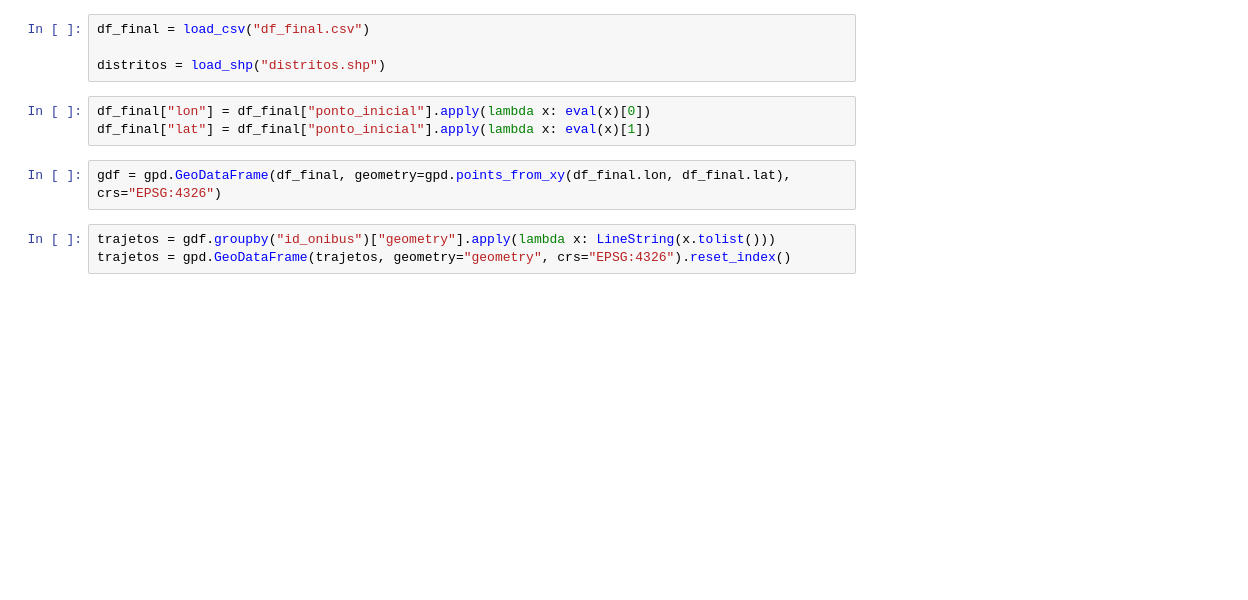
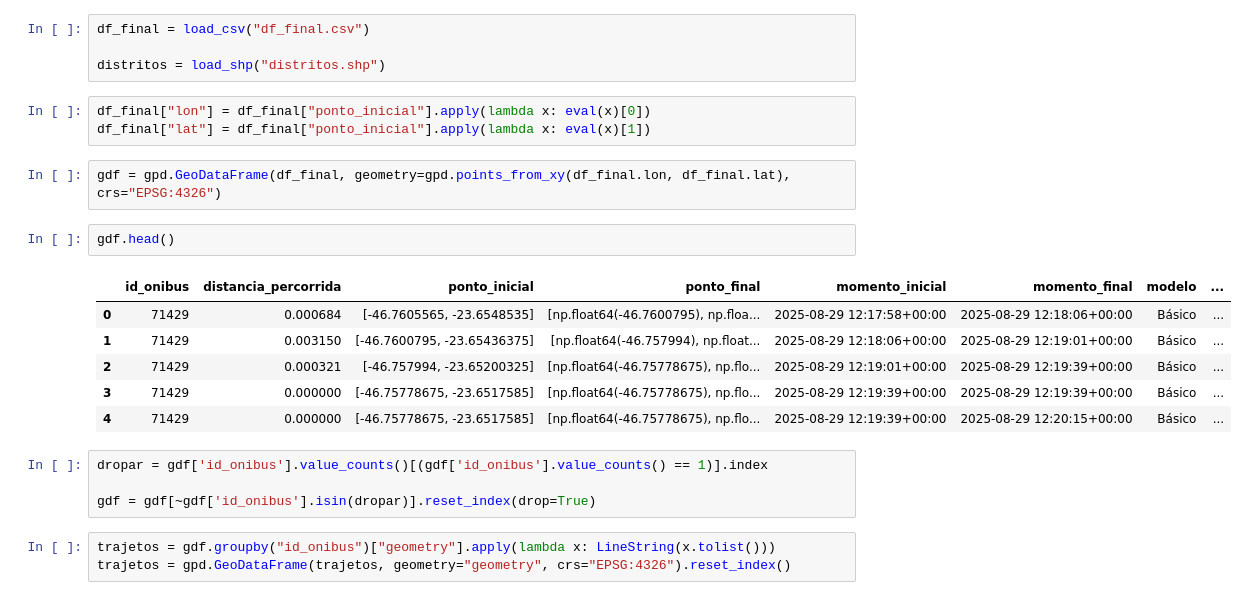
Before and after one commit to sepep-pmsp/dash_onibus_eletricos, a Jupyter notebook: 04_agg_distrito.ipynb, the cells around one changed output. Drawn from its saved outputs; the diff is of its cells as text; blank space fills up the shorter version.

```diff
--- a/04_agg_distrito.ipynb
+++ b/04_agg_distrito.ipynb
@@ -17,6 +17,19 @@ df_final["lon"] = df_final["ponto_inicial"].apply(lambda x: eval(x)[0])
 df_final["lat"] = df_final["ponto_inicial"].apply(lambda x: eval(x)[1])
 # %%
 gdf = gpd.GeoDataFrame(df_final, geometry=gpd.points_from_xy(df_final.lon, df_final.lat), crs="EPSG:4326")
+# %%
+gdf.head()
+# %% [output]
+|  | id_onibus | distancia_percorrida | ponto_inicial | ponto_final | momento_inicial | momento_final | modelo | ... |
+| 0 | 71429 | 0.000684 | [-46.7605565, -23.6548535] | [np.float64(-46.7600795), np.floa... | 2025-08-29 12:17:58+00:00 | 2025-08-29 12:18:06+00:00 | Básico | ... |
+| 1 | 71429 | 0.003150 | [-46.7600795, -23.65436375] | [np.float64(-46.757994), np.float... | 2025-08-29 12:18:06+00:00 | 2025-08-29 12:19:01+00:00 | Básico | ... |
+| 2 | 71429 | 0.000321 | [-46.757994, -23.65200325] | [np.float64(-46.75778675), np.flo... | 2025-08-29 12:19:01+00:00 | 2025-08-29 12:19:39+00:00 | Básico | ... |
+| 3 | 71429 | 0.000000 | [-46.75778675, -23.6517585] | [np.float64(-46.75778675), np.flo... | 2025-08-29 12:19:39+00:00 | 2025-08-29 12:19:39+00:00 | Básico | ... |
+| 4 | 71429 | 0.000000 | [-46.75778675, -23.6517585] | [np.float64(-46.75778675), np.flo... | 2025-08-29 12:19:39+00:00 | 2025-08-29 12:20:15+00:00 | Básico | ... |
+# %%
+dropar = gdf['id_onibus'].value_counts()[(gdf['id_onibus'].value_counts() == 1)].index
+
+gdf = gdf[~gdf['id_onibus'].isin(dropar)].reset_index(drop=True)
 # %%
 trajetos = gdf.groupby("id_onibus")["geometry"].apply(lambda x: LineString(x.tolist()))
 trajetos = gpd.GeoDataFrame(trajetos, geometry="geometry", crs="EPSG:4326").reset_index()
```
Also changed, not shown: parts of 5 cells of this notebook.
